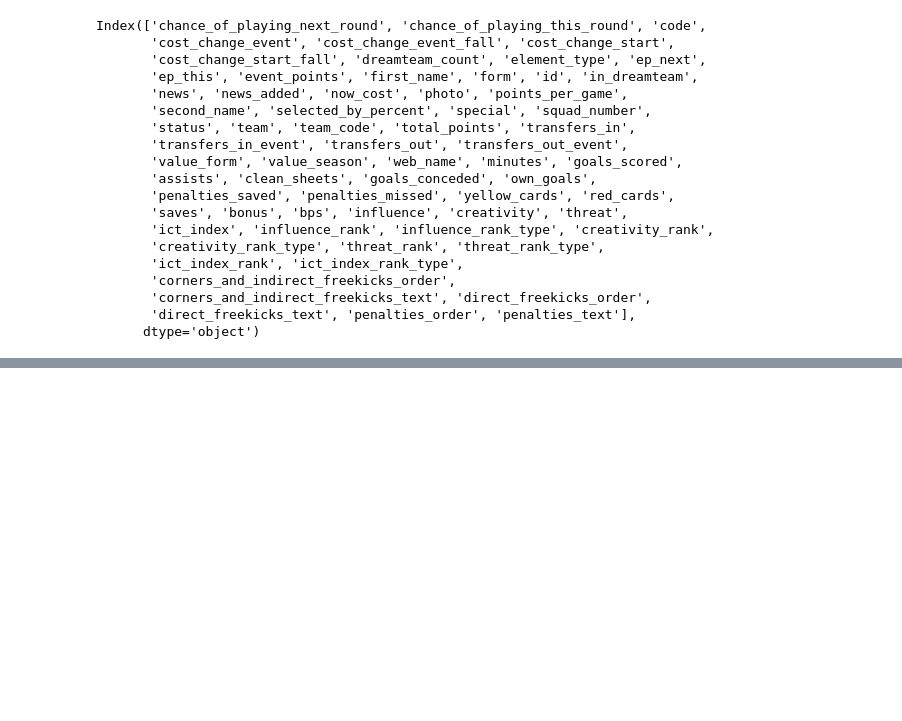
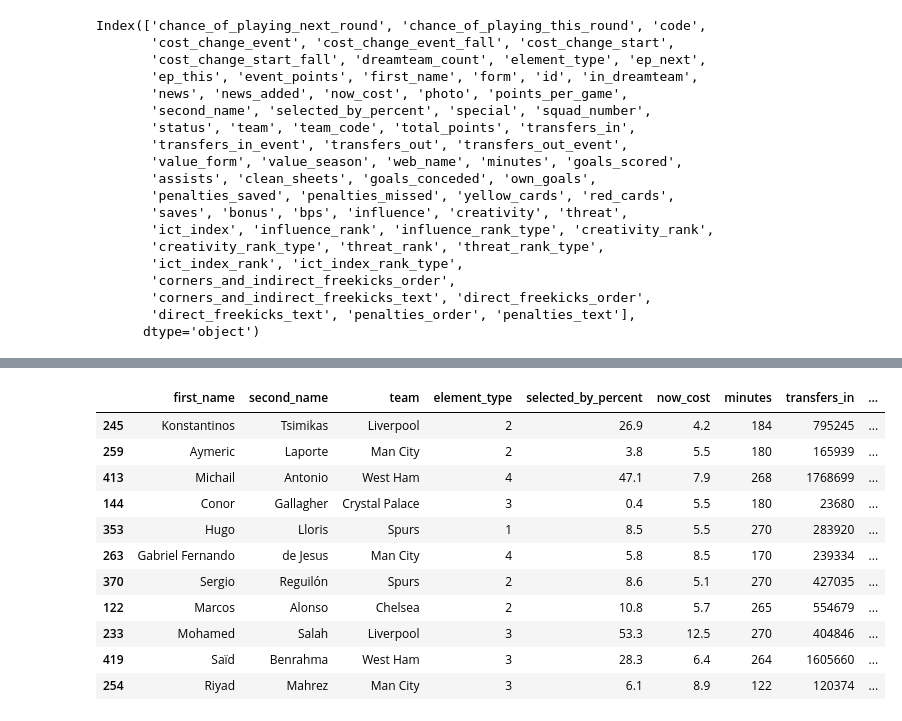
Before and after one commit to felixshier/FPL-Analysis, a Jupyter notebook: FPL Analysis.ipynb, the cells around one changed output, grey strips where cells are left out. Saved outputs shown, nothing was run; the diff lists cells and outputs as text; code cells hidden in the pictures; blank space fills up the shorter version.

```diff
--- a/FPL Analysis.ipynb
+++ b/FPL Analysis.ipynb
@@ -169,5 +269,5 @@ fwd_df.sort_values('value',ascending=False).head(10)
 # %%
-def get_money_team(data = slim_elements_df, budget = 1000, num_goal = 2, num_def = 5, num_mid = 5, num_fwd = 3):
+def get_money_team(data = slim_elements_df, budget = 100, num_goal = 2, num_def = 5, num_mid = 5, num_fwd = 3):
     money_team = []
     budget = budget
     positions = {'Goalkeeper':num_goal, 'Defender':num_def, 'Midfielder':num_mid, 'Forward':num_fwd}
@@ -187,7 +287,7 @@ def get_money_team(data = slim_elements_df, budget = 1000, num_goal = 2, num_def
     money_team_df = pd.DataFrame(money_team)
 
     time_start = time.time()
-    timeout = 5
+    timeout = 10
     while budget > 0:
         for idx1, player in money_team_df.sort_values(by = 'ppg').iterrows():
             position = player.position
@@ -220,8 +325,9 @@ def calc_budget(num_def = 5, num_mid = 5, num_fwd = 3):
 # %%
-money_team_2553 = get_money_team(data = slim_elements_df, budget = 1000, num_goal = 2, num_def = 5, num_mid = 5, num_fwd = 3)
-money_team_541 = get_money_team(data = slim_elements_df, budget = 825, num_goal = 1, num_def = 5, num_mid = 4, num_fwd = 1)
-money_team_532 = get_money_team(data = slim_elements_df, budget = 825, num_goal = 1, num_def = 5, num_mid = 3, num_fwd = 2)
-money_team_451 = get_money_team(data = slim_elements_df, budget = 830, num_goal = 1, num_def = 4, num_mid = 5, num_fwd = 1)
-money_team_433 = get_money_team(data = slim_elements_df, budget = 830, num_goal = 1, num_def = 4, num_mid = 3, num_fwd = 3)
-money_team_352 = get_money_team(data = slim_elements_df, budget = 835, num_goal = 1, num_def = 3, num_mid = 5, num_fwd = 2)
-money_team_343 = get_money_team(data = slim_elements_df, budget = 835, num_goal = 1, num_def = 3, num_mid = 4, num_fwd = 3)
+money_team_2553 = get_money_team(data = slim_elements_df, budget = 100, num_goal = 2, num_def = 5, num_mid = 5, num_fwd = 3)
+money_team_541 = get_money_team(data = slim_elements_df, budget = 82.5, num_goal = 1, num_def = 5, num_mid = 4, num_fwd = 1)
+money_team_532 = get_money_team(data = slim_elements_df, budget = 82.5, num_goal = 1, num_def = 5, num_mid = 3, num_fwd = 2)
+money_team_451 = get_money_team(data = slim_elements_df, budget = 83.0, num_goal = 1, num_def = 4, num_mid = 5, num_fwd = 1)
+money_team_442 = get_money_team(data = slim_elements_df, budget = 83.0, num_goal = 1, num_def = 4, num_mid = 4, num_fwd = 2)
+money_team_433 = get_money_team(data = slim_elements_df, budget = 83.0, num_goal = 1, num_def = 4, num_mid = 3, num_fwd = 3)
+money_team_352 = get_money_team(data = slim_elements_df, budget = 83.5, num_goal = 1, num_def = 3, num_mid = 5, num_fwd = 2)
+money_team_343 = get_money_team(data = slim_elements_df, budget = 83.5, num_goal = 1, num_def = 3, num_mid = 4, num_fwd = 3)
@@ -252,2 +452,17 @@ money_team_451
+# %%
+money_team_442
+# %% [output]
+|  | first_name | second_name | team | element_type | selected_by_percent | now_cost | minutes | transfers_in | ... |
+| 245 | Konstantinos | Tsimikas | Liverpool | 2 | 26.9 | 4.2 | 184 | 795245 | ... |
+| 259 | Aymeric | Laporte | Man City | 2 | 3.8 | 5.5 | 180 | 165939 | ... |
+| 413 | Michail | Antonio | West Ham | 4 | 47.1 | 7.9 | 268 | 1768699 | ... |
+| 144 | Conor | Gallagher | Crystal Palace | 3 | 0.4 | 5.5 | 180 | 23680 | ... |
+| 353 | Hugo | Lloris | Spurs | 1 | 8.5 | 5.5 | 270 | 283920 | ... |
+| 263 | Gabriel Fernando | de Jesus | Man City | 4 | 5.8 | 8.5 | 170 | 239334 | ... |
+| 370 | Sergio | Reguilón | Spurs | 2 | 8.6 | 5.1 | 270 | 427035 | ... |
+| 122 | Marcos | Alonso | Chelsea | 2 | 10.8 | 5.7 | 265 | 554679 | ... |
+| 233 | Mohamed | Salah | Liverpool | 3 | 53.3 | 12.5 | 270 | 404846 | ... |
+| 419 | Saïd | Benrahma | West Ham | 3 | 28.3 | 6.4 | 264 | 1605660 | ... |
+| 254 | Riyad | Mahrez | Man City | 3 | 6.1 | 8.9 | 122 | 120374 | ... |
 # %%
 money_team_433
```
Also changed, not shown: parts of 24 cells of this notebook.
